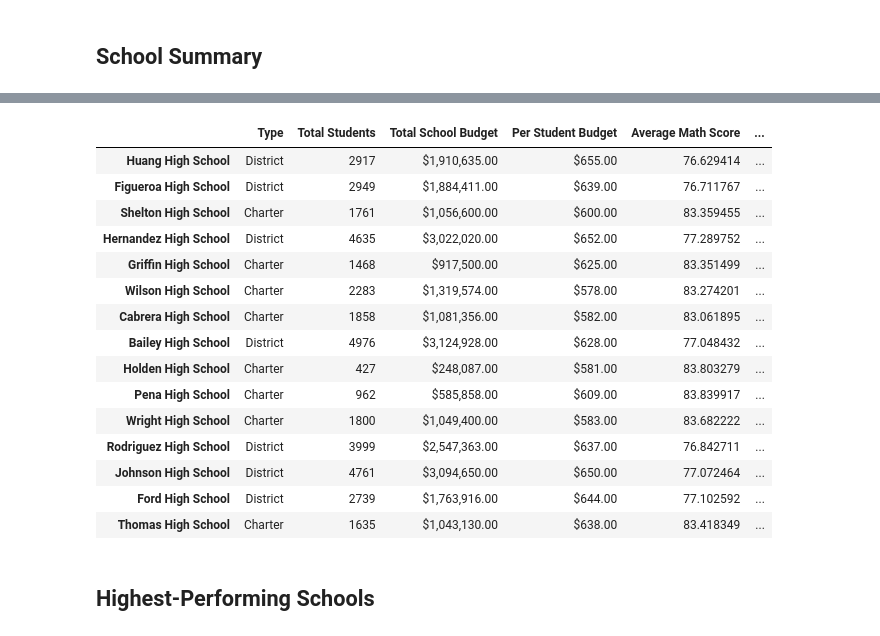
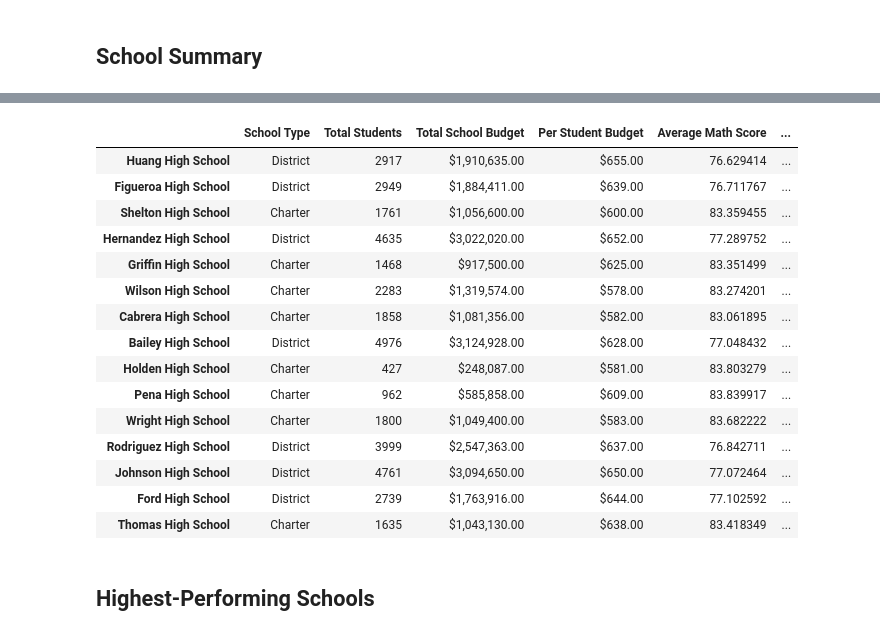
Before and after one commit to gdagger/Pandas-Challenge, a Jupyter notebook: PyCitySchools/PyCitySchools.ipynb, the cells around one changed output, grey strips where cells are left out. Cells and saved outputs as stored; diff of their text form; code cells hidden in the pictures.

```diff
--- a/PyCitySchools/PyCitySchools.ipynb
+++ b/PyCitySchools/PyCitySchools.ipynb
@@ -282,19 +253,20 @@ overall_passing_rate = passing_math_and_reading.groupby(["school_name"]).count()
 # %%
 # Create a DataFrame called `per_school_summary` with columns for the calculations above.
 
 per_school_summary = pd.concat([school_types, per_school_counts, per_school_budget, per_school_capita, per_school_math, per_school_reading,
                                 per_school_passing_math, per_school_passing_reading, overall_passing_rate], axis=1)
 
-per_school_summary.columns = ["Type", "Total Students", "Total School Budget", "Per Student Budget", "Average Math Score", "Average Reading Score", "% Passing Math", "% Passing Reading", "% Overall Passing"]
+per_school_summary.columns = ["School Type", "Total Students", "Total School Budget", "Per Student Budget", "Average Math Score", "Average Reading Score", "% Passing Math",
+                                "% Passing Reading", "% Overall Passing"]
 
 # Formatting
 per_school_summary["Total School Budget"] = per_school_summary["Total School Budget"].map("${:,.2f}".format)
 per_school_summary["Per Student Budget"] = per_school_summary["Per Student Budget"].map("${:,.2f}".format)
 
 # Display the DataFrame
 per_school_summary
 # %% [output]
-|  | Type | Total Students | Total School Budget | Per Student Budget | Average Math Score | ... |
+|  | School Type | Total Students | Total School Budget | Per Student Budget | Average Math Score | ... |
 | Huang High School | District | 2917 | $1,910,635.00 | $655.00 | 76.629414 | ... |
 | Figueroa High School | District | 2949 | $1,884,411.00 | $639.00 | 76.711767 | ... |
 | Shelton High School | Charter | 1761 | $1,056,600.00 | $600.00 | 83.359455 | ... |
```
Also changed, not shown: parts of 9 cells of this notebook.
